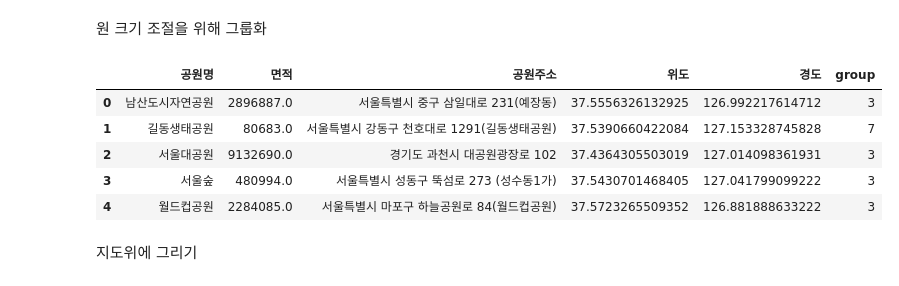
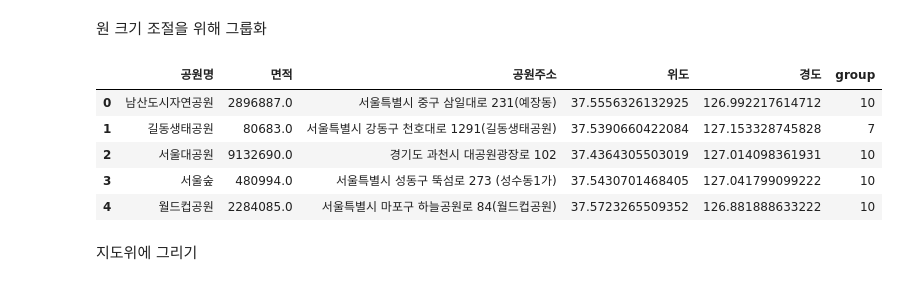
Before and after one commit to convin305/Hankyung_academy_Data_Analysis, a Jupyter notebook: 04.지도공공API/04.공원시각화.ipynb, the cells around one changed output. Cells and saved outputs as stored; diff of their text form; code cells hidden in the pictures.

```diff
--- a/04.지도공공API/04.공원시각화.ipynb
+++ b/04.지도공공API/04.공원시각화.ipynb
@@ -1,7 +1,3 @@
-# %%
-addr = '서울특별시 중구 삼일대로 231(예장동)'
-local_url = "https://dapi.kakao.com/v2/local/search/address.json"
-url = f'{local_url}?query={quote(addr)}'
 # %%
 import pandas as pd
 import numpy as np
@@ -125,15 +121,15 @@ park.tail()
 # %% [markdown]
 원 크기 조절을 위해 그룹화
 # %%
-park['group'] = pd.qcut(park.면적,3,labels=[10,7,3])
+park['group'] = pd.qcut(park.면적,3,labels=[3,7,10])
 park.head()
 # %% [output]
 |  | 공원명 | 면적 | 공원주소 | 위도 | 경도 | group |
-| 0 | 남산도시자연공원 | 2896887.0 | 서울특별시 중구 삼일대로 231(예장동) | 37.5556326132925 | 126.992217614712 | 3 |
+| 0 | 남산도시자연공원 | 2896887.0 | 서울특별시 중구 삼일대로 231(예장동) | 37.5556326132925 | 126.992217614712 | 10 |
 | 1 | 길동생태공원 | 80683.0 | 서울특별시 강동구 천호대로 1291(길동생태공원) | 37.5390660422084 | 127.153328745828 | 7 |
-| 2 | 서울대공원 | 9132690.0 | 경기도 과천시 대공원광장로 102 | 37.4364305503019 | 127.014098361931 | 3 |
-| 3 | 서울숲 | 480994.0 | 서울특별시 성동구 뚝섬로 273 (성수동1가) | 37.5430701468405 | 127.041799099222 | 3 |
-| 4 | 월드컵공원 | 2284085.0 | 서울특별시 마포구 하늘공원로 84(월드컵공원) | 37.5723265509352 | 126.881888633222 | 3 |
+| 2 | 서울대공원 | 9132690.0 | 경기도 과천시 대공원광장로 102 | 37.4364305503019 | 127.014098361931 | 10 |
+| 3 | 서울숲 | 480994.0 | 서울특별시 성동구 뚝섬로 273 (성수동1가) | 37.5430701468405 | 127.041799099222 | 10 |
+| 4 | 월드컵공원 | 2284085.0 | 서울특별시 마포구 하늘공원로 84(월드컵공원) | 37.5723265509352 | 126.881888633222 | 10 |
 # %% [markdown]
 지도위에 그리기
 # %%
```
Also changed, not shown: parts of 3 cells of this notebook.
